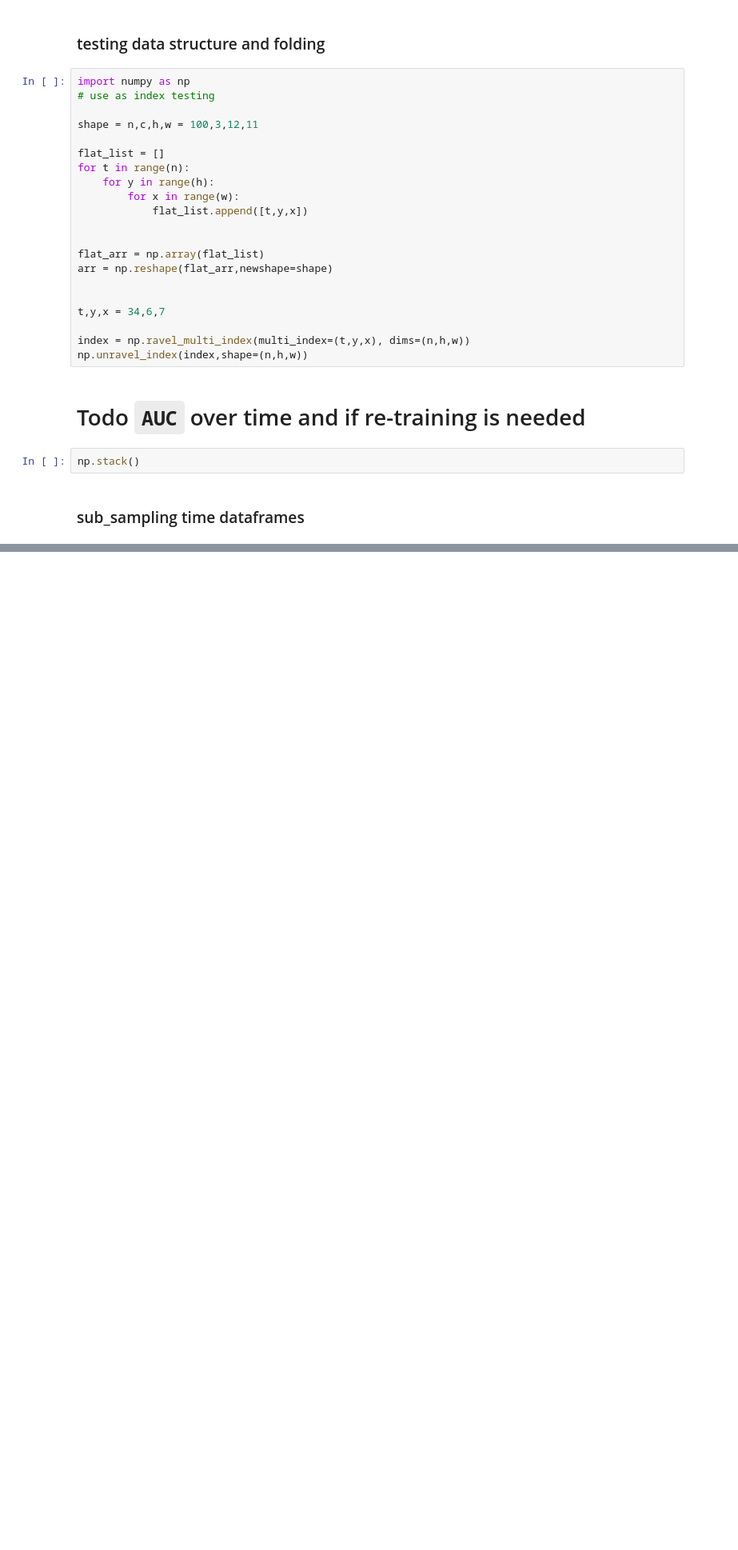
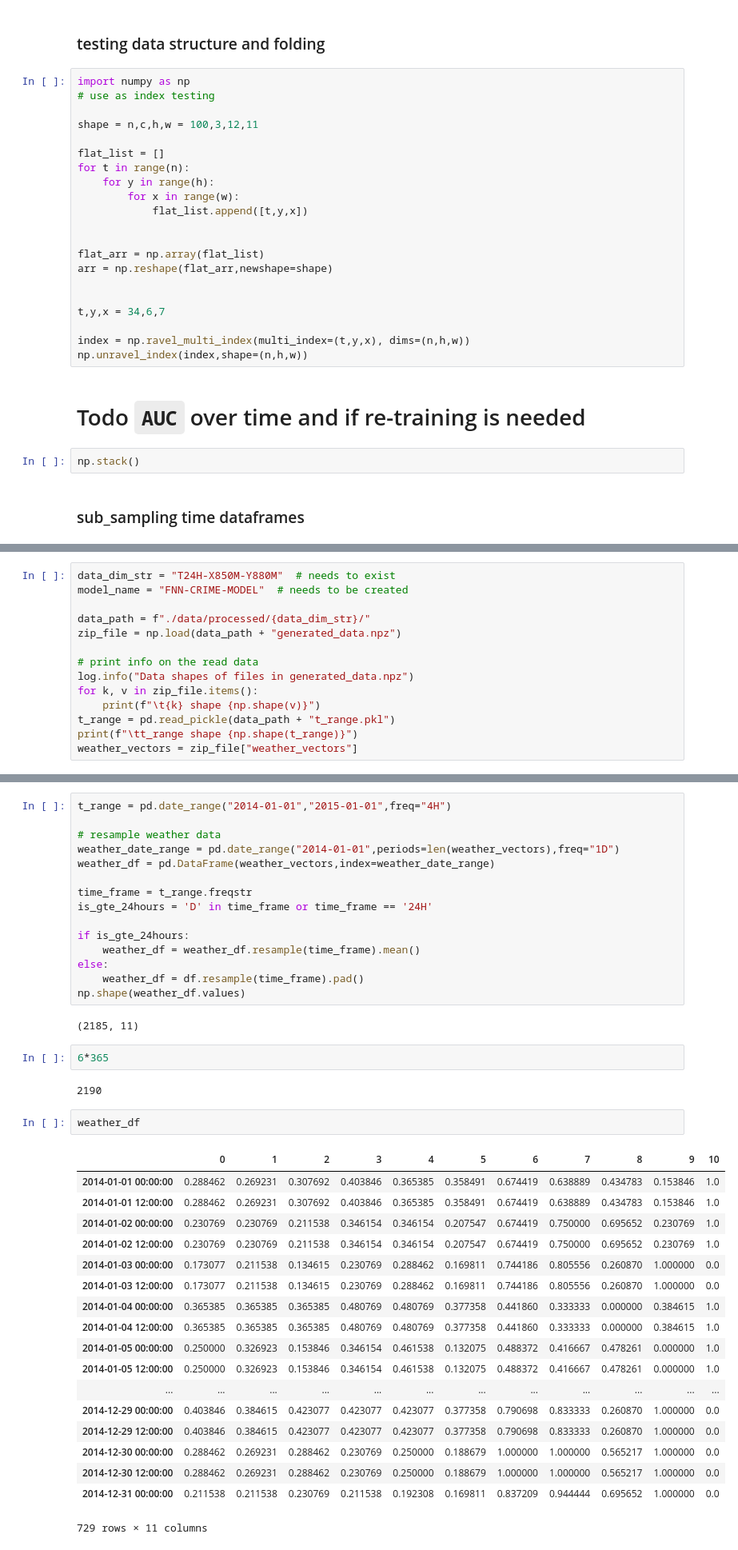
Before and after one commit to bernsblack/masters, a Jupyter notebook: notebook.ipynb, the cells around one changed output, grey strips where cells are left out. Shown: that part at 80% size. Drawn from its saved outputs; the diff is of its cells as text; blank space fills up the shorter version.

```diff
--- a/notebook.ipynb
+++ b/notebook.ipynb
@@ -95,0 +99,14 @@ plt.show()
+# %%
+data_dim_str = "T24H-X850M-Y880M"  # needs to exist
+model_name = "FNN-CRIME-MODEL"  # needs to be created
+
+data_path = f"./data/processed/{data_dim_str}/"
+zip_file = np.load(data_path + "generated_data.npz")
+
+# print info on the read data
+log.info("Data shapes of files in generated_data.npz")
+for k, v in zip_file.items():
+    print(f"\t{k} shape {np.shape(v)}")
+t_range = pd.read_pickle(data_path + "t_range.pkl")
+print(f"\tt_range shape {np.shape(t_range)}")
+weather_vectors = zip_file["weather_vectors"]
@@ -95,0 +134,42 @@ plt.show()
+# %%
+t_range = pd.date_range("2014-01-01","2015-01-01",freq="4H")
+
+# resample weather data
+weather_date_range = pd.date_range("2014-01-01",periods=len(weather_vectors),freq="1D")
+weather_df = pd.DataFrame(weather_vectors,index=weather_date_range)
+
+time_frame = t_range.freqstr
+is_gte_24hours = 'D' in time_frame or time_frame == '24H'
+
+if is_gte_24hours:
+    weather_df = weather_df.resample(time_frame).mean()
+else:
+    weather_df = df.resample(time_frame).pad()
+np.shape(weather_df.values)
+# %% [output]
+(2185, 11)
+# %%
+6*365
+# %% [output]
+2190
+# %%
+weather_df
+# %% [output]
+|  | 0 | 1 | 2 | 3 | 4 | 5 | 6 | 7 | 8 | 9 | 10 |
+| 2014-01-01 00:00:00 | 0.288462 | 0.269231 | 0.307692 | 0.403846 | 0.365385 | 0.358491 | 0.674419 | 0.638889 | 0.434783 | 0.153846 | 1.0 |
+| 2014-01-01 12:00:00 | 0.288462 | 0.269231 | 0.307692 | 0.403846 | 0.365385 | 0.358491 | 0.674419 | 0.638889 | 0.434783 | 0.153846 | 1.0 |
+| 2014-01-02 00:00:00 | 0.230769 | 0.230769 | 0.211538 | 0.346154 | 0.346154 | 0.207547 | 0.674419 | 0.750000 | 0.695652 | 0.230769 | 1.0 |
+| 2014-01-02 12:00:00 | 0.230769 | 0.230769 | 0.211538 | 0.346154 | 0.346154 | 0.207547 | 0.674419 | 0.750000 | 0.695652 | 0.230769 | 1.0 |
+| 2014-01-03 00:00:00 | 0.173077 | 0.211538 | 0.134615 | 0.230769 | 0.288462 | 0.169811 | 0.744186 | 0.805556 | 0.260870 | 1.000000 | 0.0 |
+| 2014-01-03 12:00:00 | 0.173077 | 0.211538 | 0.134615 | 0.230769 | 0.288462 | 0.169811 | 0.744186 | 0.805556 | 0.260870 | 1.000000 | 0.0 |
+| 2014-01-04 00:00:00 | 0.365385 | 0.365385 | 0.365385 | 0.480769 | 0.480769 | 0.377358 | 0.441860 | 0.333333 | 0.000000 | 0.384615 | 1.0 |
+| 2014-01-04 12:00:00 | 0.365385 | 0.365385 | 0.365385 | 0.480769 | 0.480769 | 0.377358 | 0.441860 | 0.333333 | 0.000000 | 0.384615 | 1.0 |
+| 2014-01-05 00:00:00 | 0.250000 | 0.326923 | 0.153846 | 0.346154 | 0.461538 | 0.132075 | 0.488372 | 0.416667 | 0.478261 | 0.000000 | 1.0 |
+| 2014-01-05 12:00:00 | 0.250000 | 0.326923 | 0.153846 | 0.346154 | 0.461538 | 0.132075 | 0.488372 | 0.416667 | 0.478261 | 0.000000 | 1.0 |
+| ... | ... | ... | ... | ... | ... | ... | ... | ... | ... | ... | ... |
+| 2014-12-29 00:00:00 | 0.403846 | 0.384615 | 0.423077 | 0.423077 | 0.423077 | 0.377358 | 0.790698 | 0.833333 | 0.260870 | 1.000000 | 0.0 |
+| 2014-12-29 12:00:00 | 0.403846 | 0.384615 | 0.423077 | 0.423077 | 0.423077 | 0.377358 | 0.790698 | 0.833333 | 0.260870 | 1.000000 | 0.0 |
+| 2014-12-30 00:00:00 | 0.288462 | 0.269231 | 0.288462 | 0.230769 | 0.250000 | 0.188679 | 1.000000 | 1.000000 | 0.565217 | 1.000000 | 0.0 |
+| 2014-12-30 12:00:00 | 0.288462 | 0.269231 | 0.288462 | 0.230769 | 0.250000 | 0.188679 | 1.000000 | 1.000000 | 0.565217 | 1.000000 | 0.0 |
+| 2014-12-31 00:00:00 | 0.211538 | 0.211538 | 0.230769 | 0.211538 | 0.192308 | 0.169811 | 0.837209 | 0.944444 | 0.695652 | 1.000000 | 0.0 |
+729 rows × 11 columns
```
Also changed, not shown: parts of 7 cells of this notebook, 6 other files.
